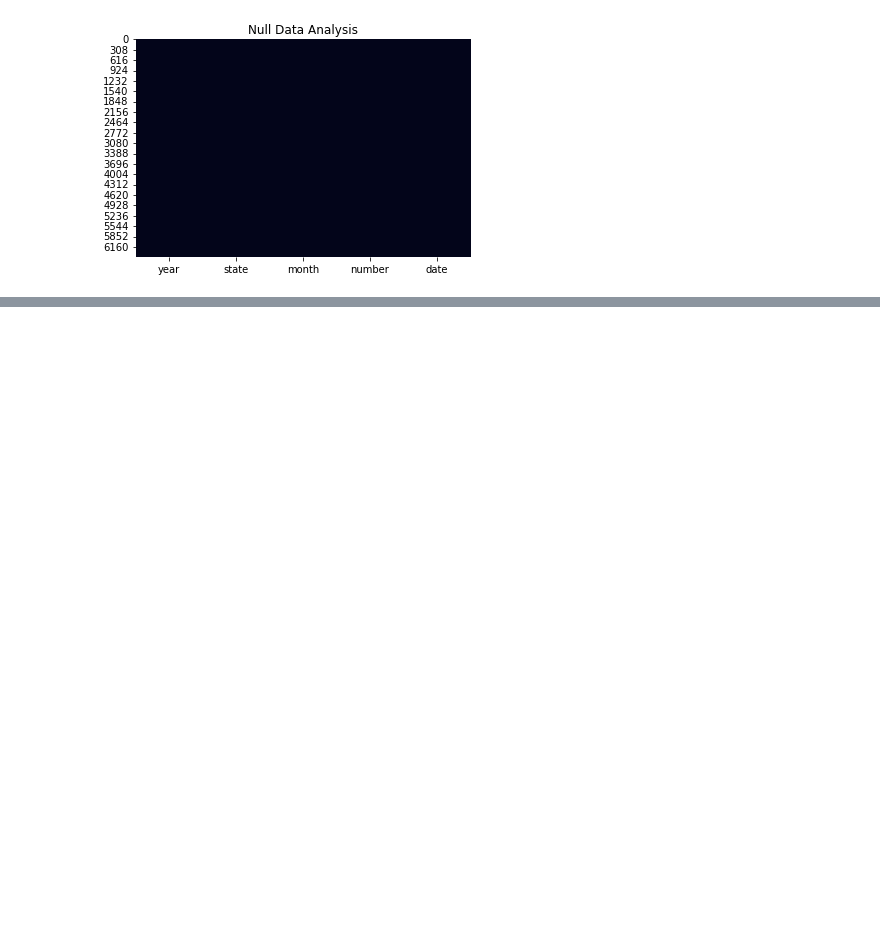
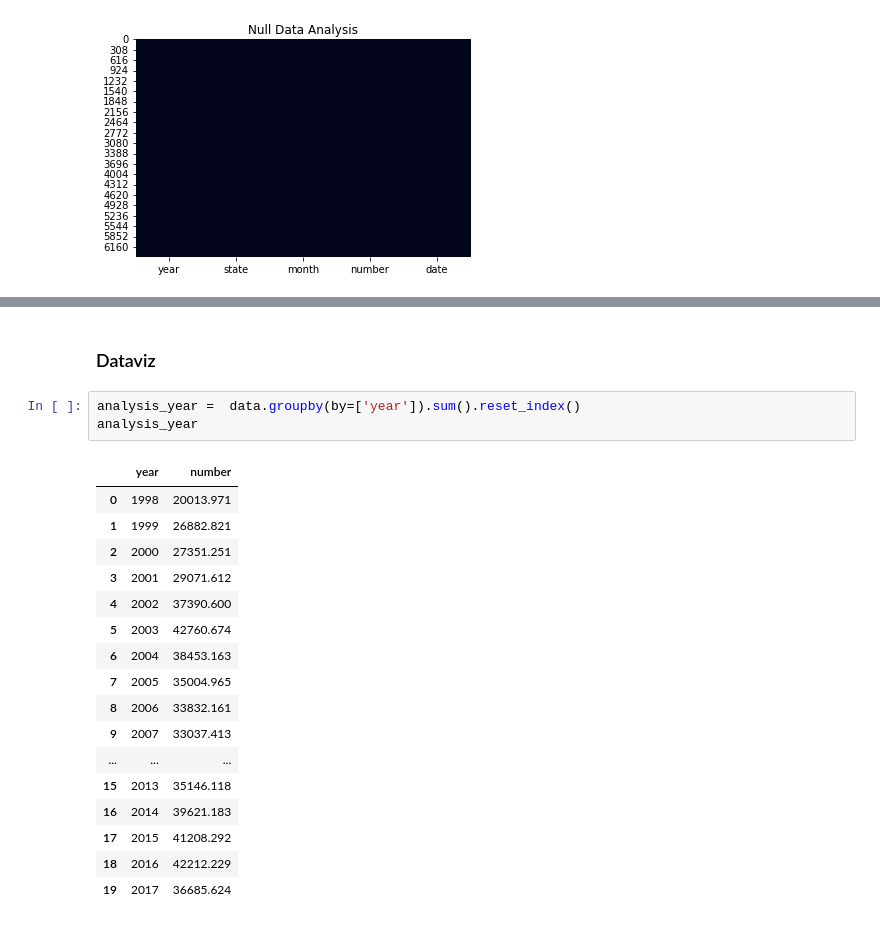
Before and after one commit to ZameromJairo/Python-Ref, a Jupyter notebook: Projeto 9/Case - Brazil forest fires.ipynb, the cells around one changed output, grey strips where cells are left out. Drawn from its saved outputs; the diff is of its cells as text; blank space fills up the shorter version.

```diff
--- a/Projeto 9/Case - Brazil forest fires.ipynb
+++ b/Projeto 9/Case - Brazil forest fires.ipynb
@@ -46,0 +73,23 @@ sns.heatmap(data.isnull(),cbar = False);
+# %% [markdown]
+### Dataviz
+# %%
+analysis_year =  data.groupby(by=['year']).sum().reset_index()
+analysis_year
+# %% [output]
+|  | year | number |
+| 0 | 1998 | 20013.971 |
+| 1 | 1999 | 26882.821 |
+| 2 | 2000 | 27351.251 |
+| 3 | 2001 | 29071.612 |
+| 4 | 2002 | 37390.600 |
+| 5 | 2003 | 42760.674 |
+| 6 | 2004 | 38453.163 |
+| 7 | 2005 | 35004.965 |
+| 8 | 2006 | 33832.161 |
+| 9 | 2007 | 33037.413 |
+| ... | ... | ... |
+| 15 | 2013 | 35146.118 |
+| 16 | 2014 | 39621.183 |
+| 17 | 2015 | 41208.292 |
+| 18 | 2016 | 42212.229 |
+| 19 | 2017 | 36685.624 |
```
Also changed, not shown: parts of 8 cells of this notebook.
